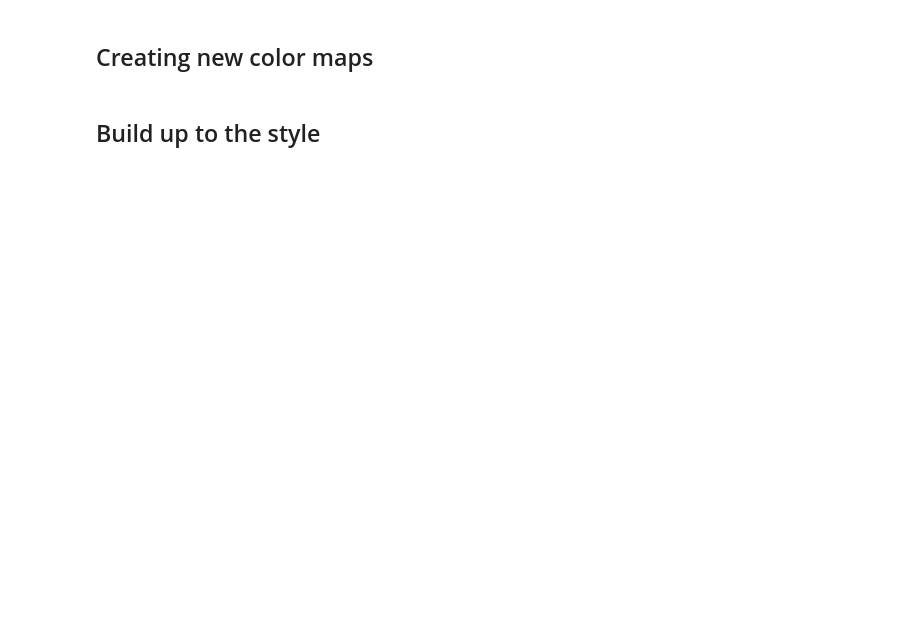
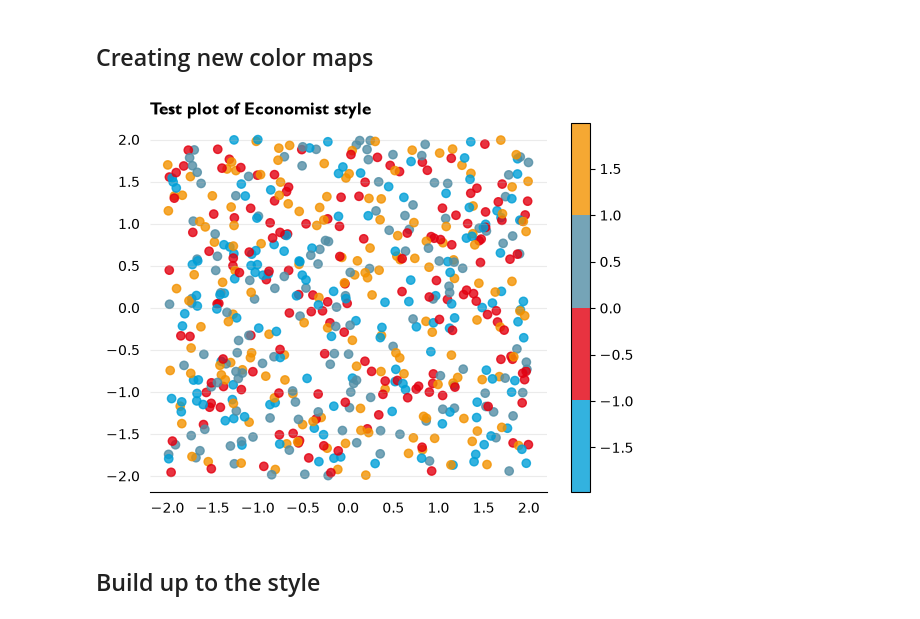
Before and after one commit to nickteff/EconomistStyle, a Jupyter notebook: MatplotlibLearning.ipynb, the cells around one changed output. Cells and saved outputs as stored; diff of their text form; code cells hidden in the pictures; blank space fills up the shorter version.

```diff
--- a/MatplotlibLearning.ipynb
+++ b/MatplotlibLearning.ipynb
@@ -420,34 +314,36 @@ import matplotlib.colors as col
 
 fig, ax = plt.subplots()
 
 cc = 'red'
 n = 4
 cmap = col.LinearSegmentedColormap.from_list('', [col.hex2color(color) for color in e[0:n]], N=n)
 
 #cmap = col.LinearSegmentedColormap.from_list('', [(0, 0, 0), (255/255, 205/255, 0/255), (1, 1, 1)], N = 5)
 #cmap = col.LinearSegmentedColormap.from_list('', [col.hex2color(color_dict2[color][1]) for color in ['aquamarine']], N=512)
 
 x,y,c = zip(*np.random.rand(600,3)*4-2)
 
 plt.scatter(x,y,c=c, cmap=cmap, alpha=.8)
 ax.spines['top'].set_visible(False)
 ax.spines['right'].set_visible(False)
 ax.spines['bottom'].set_visible(True)
 ax.spines['left'].set_visible(False)
-ax.grid(b=True, which='major', axis='y', alpha=.25)
+ax.grid(visible=True, which='major', axis='y', alpha=.25)
 
 #ax.yaxis.set_major_locator(plt.MaxNLocator(4))
 #ax.xaxis.set_major_locator(plt.MaxNLocator(8))
 #ax.yaxis.tick_right()
 ax.xaxis.set_ticks_position('bottom')
 #ax2.annotate("'000", xy=(2003, 13), size=14)
 ax.tick_params(direction='out')
 ax.tick_params(axis='both', color='w')
 ax.legend(ncol=N, frameon=False)
 #ax.legend(mode='expand')
 ax.set_title("Test plot of Economist style", loc='left', fontweight='bold', fontname='Gill Sans MT');
 plt.colorbar()
 plt.show()
+# %% [output]
+[figure, added]
 # %% [markdown]
 ## Build up to the style
 # %%
```
Also changed, not shown: parts of 62 cells of this notebook, 24 other files.
